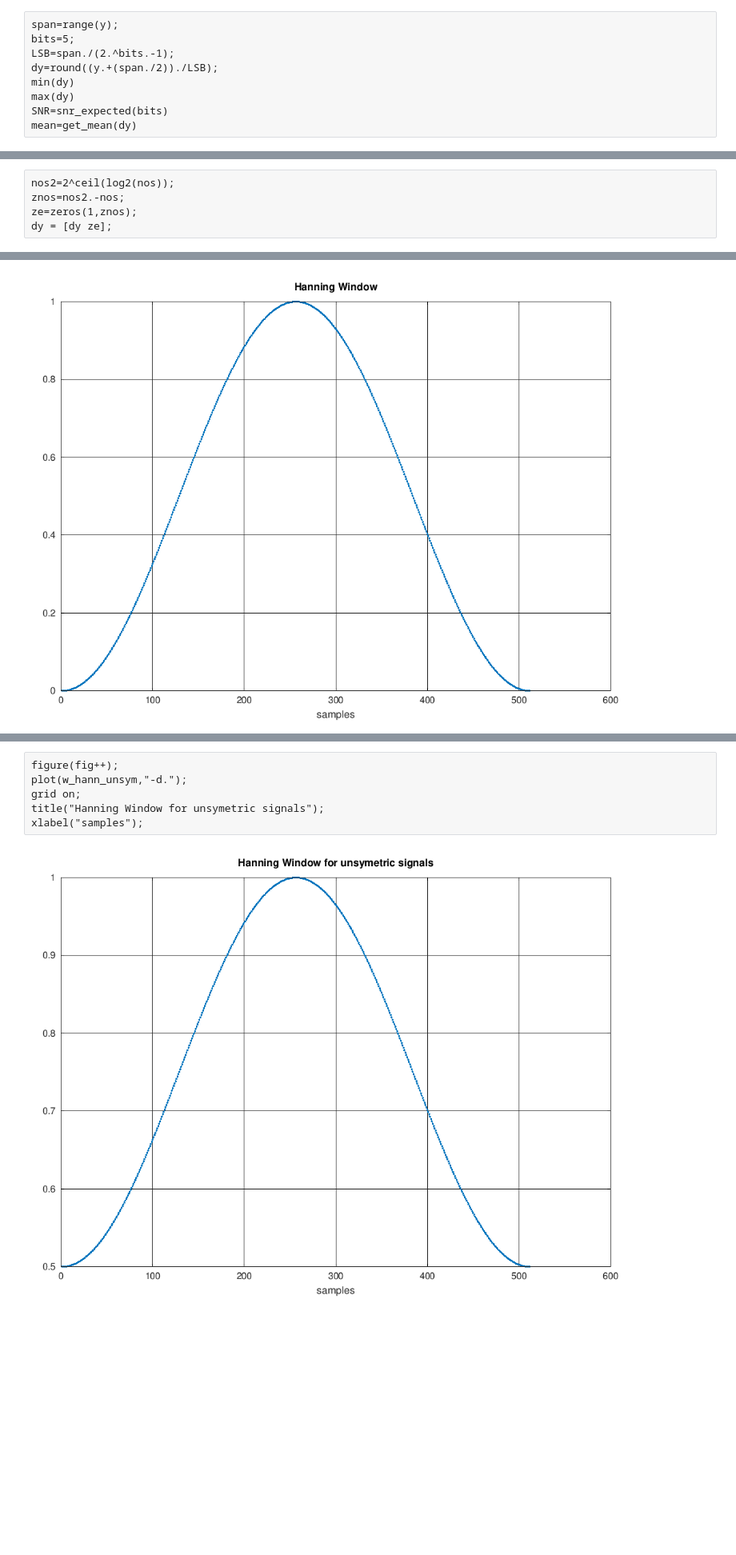
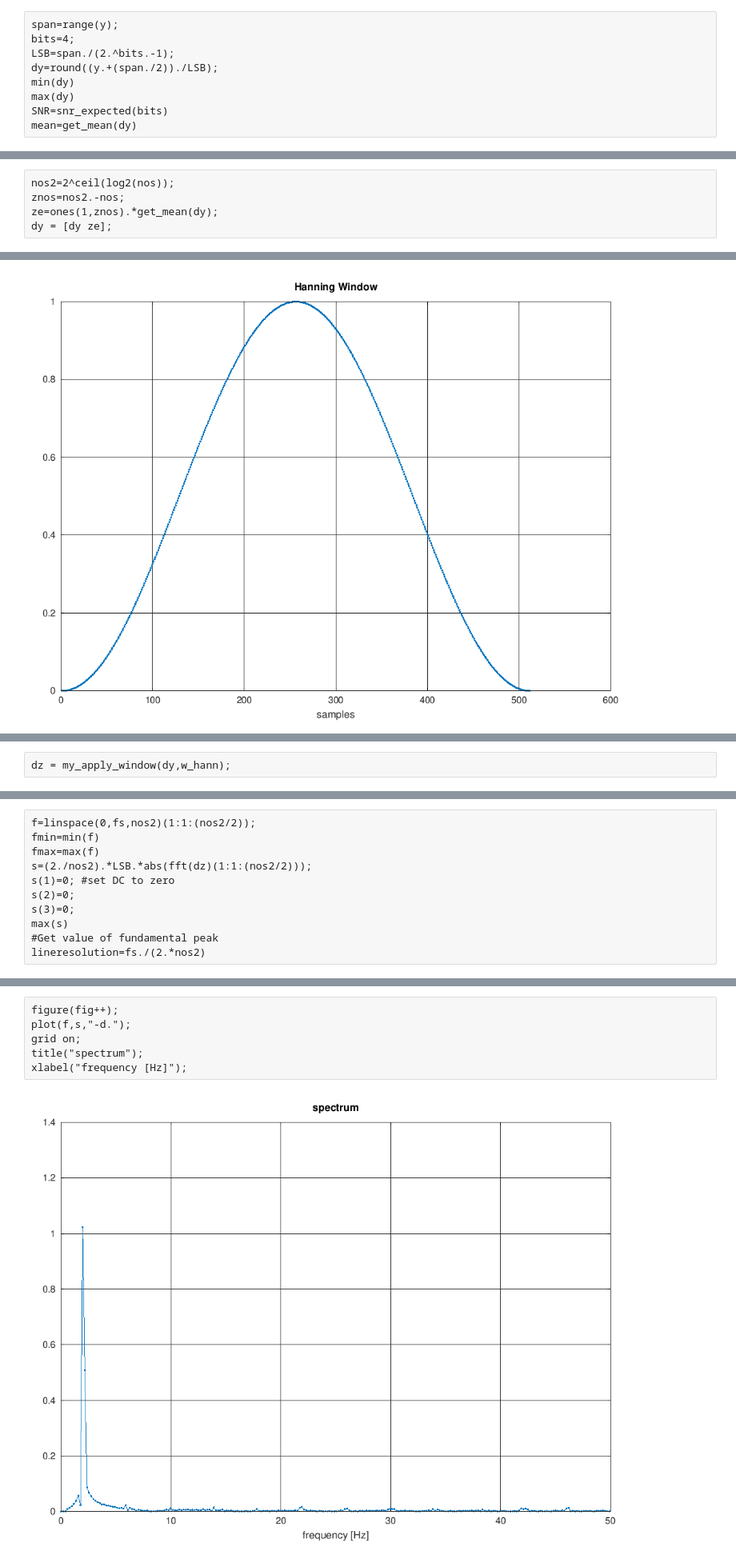
Before and after one commit to schnedann/Jupyter_Notebooks, a Jupyter notebook: octave/fft_spectral_scaling.ipynb, the cells around one changed output, grey strips where cells are left out. Shown: that part at 80% size. Cells and saved outputs as stored; diff of their text form; blank space fills up the shorter version.

```diff
--- a/octave/fft_spectral_scaling.ipynb
+++ b/octave/fft_spectral_scaling.ipynb
@@ -180,7 +201,7 @@ xlabel("time [s]");
 ## sample Signal with a ideal ADC
 # %%
 span=range(y);
-bits=5;
+bits=4;
 LSB=span./(2.^bits.-1);
 dy=round((y.+(span./2))./LSB);
 min(dy)
@@ -255,5 +279,5 @@ xlabel("time [s]");
 # %%
 nos2=2^ceil(log2(nos));
 znos=nos2.-nos;
-ze=zeros(1,znos);
+ze=ones(1,znos).*get_mean(dy);
 dy = [dy ze];
@@ -349,0 +395,2 @@ w_hann_unsym = 0.5.*w_hann.+0.5;
+# %%
+dz = my_apply_window(dy,w_hann);
@@ -349,0 +407,11 @@ w_hann_unsym = 0.5.*w_hann.+0.5;
+# %%
+f=linspace(0,fs,nos2)(1:1:(nos2/2));
+fmin=min(f)
+fmax=max(f)
+s=(2./nos2).*LSB.*abs(fft(dz)(1:1:(nos2/2)));
+s(1)=0; #set DC to zero
+s(2)=0;
+s(3)=0;
+max(s)
+#Get value of fundamental peak
+lineresolution=fs./(2.*nos2)
@@ -350,8 +425,8 @@ w_hann_unsym = 0.5.*w_hann.+0.5;
 # %%
 figure(fig++);
-plot(w_hann_unsym,"-d.");
+plot(f,s,"-d.");
 grid on;
-title("Hanning Window for unsymetric signals");
-xlabel("samples");
+title("spectrum");
+xlabel("frequency [Hz]");
 # %% [output]
-[figure, old version]
+[figure, new version]
```
Also changed, not shown: parts of 34 cells of this notebook.
